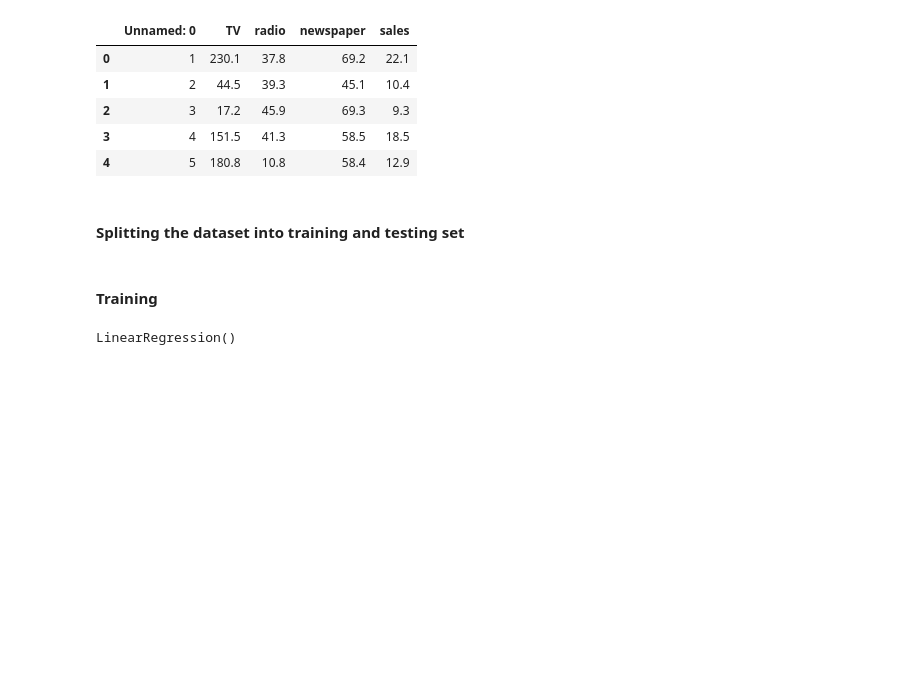
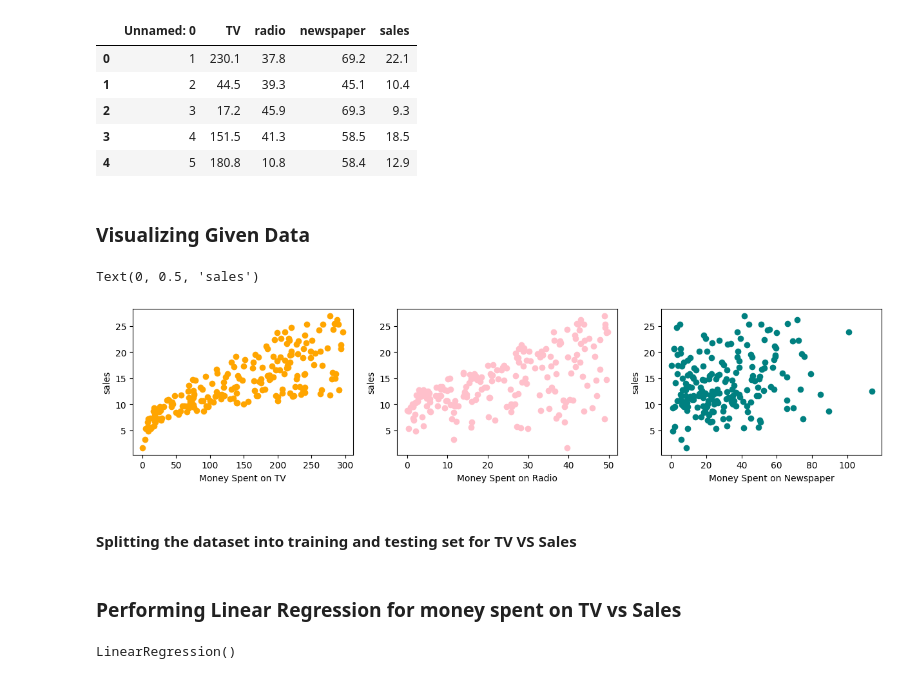
Before and after one commit to ayushjain01/ML-Lab, a Jupyter notebook: Part B/Supervised Learning Algorithms - Simple Linear Regression.ipynb, the cells around one changed output. Cells and saved outputs as stored; diff of their text form; code cells hidden in the pictures; blank space fills up the shorter version.

```diff
--- a/Part B/Supervised Learning Algorithms - Simple Linear Regression.ipynb
+++ b/Part B/Supervised Learning Algorithms - Simple Linear Regression.ipynb
@@ -24,6 +22,25 @@ dataset.head()
 | 2 | 3 | 17.2 | 45.9 | 69.3 | 9.3 |
 | 3 | 4 | 151.5 | 41.3 | 58.5 | 18.5 |
 | 4 | 5 | 180.8 | 10.8 | 58.4 | 12.9 |
+# %% [markdown]
+### Visualizing Given Data
+# %%
+graphSheet = plt.figure(figsize=(15,10))
+graphSheet.add_subplot(3,3,1)
+plt.scatter(dataset['TV'],dataset['sales'], c ="orange")
+plt.xlabel("Money Spent on TV")
+plt.ylabel("sales")
+graphSheet.add_subplot(3,3,2)
+plt.scatter(dataset['radio'],dataset['sales'],c='pink')
+plt.xlabel("Money Spent on Radio")
+plt.ylabel("sales")
+graphSheet.add_subplot(3,3,3)
+plt.scatter(dataset['newspaper'],dataset['sales'],c='teal')
+plt.xlabel("Money Spent on Newspaper")
+plt.ylabel("sales")
+# %% [output]
+Text(0, 0.5, 'sales')
+[figure, added]
 # %% [markdown]
-#### Splitting the dataset into training and testing set
+#### Splitting the dataset into training and testing set for TV VS Sales
 # %%
@@ -33,4 +52,4 @@ X_test = X_test.reshape(-1, 1)
-# %% [markdown]
-#### Training
+# %% [markdown]
+### Performing Linear Regression for money spent on TV vs Sales
 # %%
 regressor = LinearRegression()
```
Also changed, not shown: parts of 7 cells of this notebook, 8 other files.
